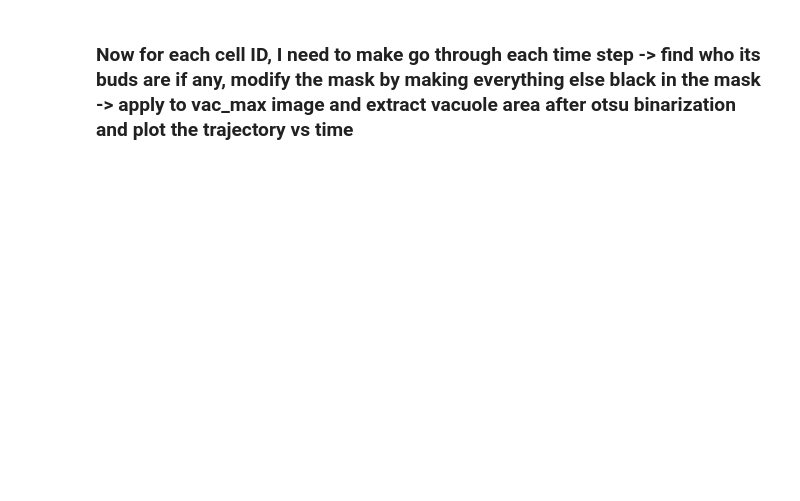
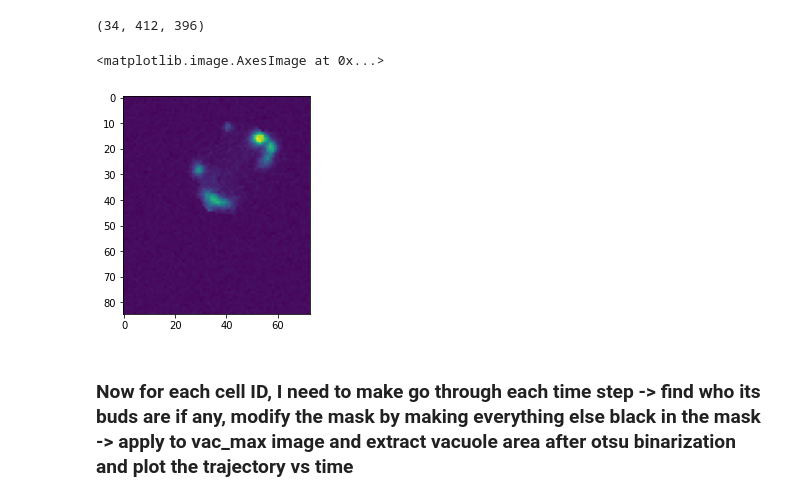
Before and after one commit to su2804/agarpad_timelapse_mito_acdc, a Jupyter notebook: BakesPy_Fire_MitoDynamics3D.ipynb, the cells around one changed output. Drawn from its saved outputs; the diff is of its cells as text; code cells hidden in the pictures; blank space fills up the shorter version.

```diff
--- a/BakesPy_Fire_MitoDynamics3D.ipynb
+++ b/BakesPy_Fire_MitoDynamics3D.ipynb
@@ -203,6 +295,30 @@ print(np.shape(vac_masked))
 mask_image = cv2.imread("/Users/YeastMan/Documents/Data/FA24/AgarosePadTimelapse/YNBD+Lys/Output/BF2/cell_0/masks/mask0000.tif",-1)
 mask_image = np.array(mask_image).astype("uint16")
 print(np.max(mask_image))
+# %%
+#Test generation of cell masks
+mask_path = "/Users/saranshumale/Documents/Data/MitoNetwork_Project/AgarPadAnalysis/Nov25_29_acdc/Gal/Output/BF2/cell_0/masks/"
+mask_image = cv2.imread(mask_path+"mask000"+str(0)+'.tif',-1)
+cell_mask = mask_image.astype('uint16')
+cell_mask[(cell_mask != int(2)) & (cell_mask != int(3))] = 0
+cell_mask[cell_mask>0] = 1
+plt.imshow(cell_mask)
+
+
+# Load the image (ensure it is grayscale)
+mask = cv2.imread('/Users/saranshumale/Documents/Data/MitoNetwork_Project/AgarPadAnalysis/Nov25_29_acdc/Gal/Output/masks/cell_id_1_t_24.tif',-1)
+mask=np.array(mask)
+image = tiff.imread('/Users/saranshumale/Documents/Data/MitoNetwork_Project/AgarPadAnalysis/Nov25_29_acdc/Gal/Output/Mito/cell_id_1_t_24.tif')  # Replace 'image.png' with your image file path
+image = np.array(image)
+print(np.shape(image))
+crop_img=crop_mito3D_addnoise(image,mask,100,2)
+crop_mask = crop_zeros(mask)
+plt.imshow(crop_img[17])
+#plt.imshow(crop_mask)
+# %% [output]
+(34, 412, 396)
+<matplotlib.image.AxesImage at 0x...>
+[figure, added]
 # %% [markdown]
 ### Now for each cell ID, I need to make go through each time step -> find who its buds are if any, modify the mask by making everything else black in the mask -> apply to vac_max image and extract vacuole area after otsu binarization and plot the trajectory vs time
 # %%
```
Also changed, not shown: parts of 9 cells of this notebook, 1 other file.
